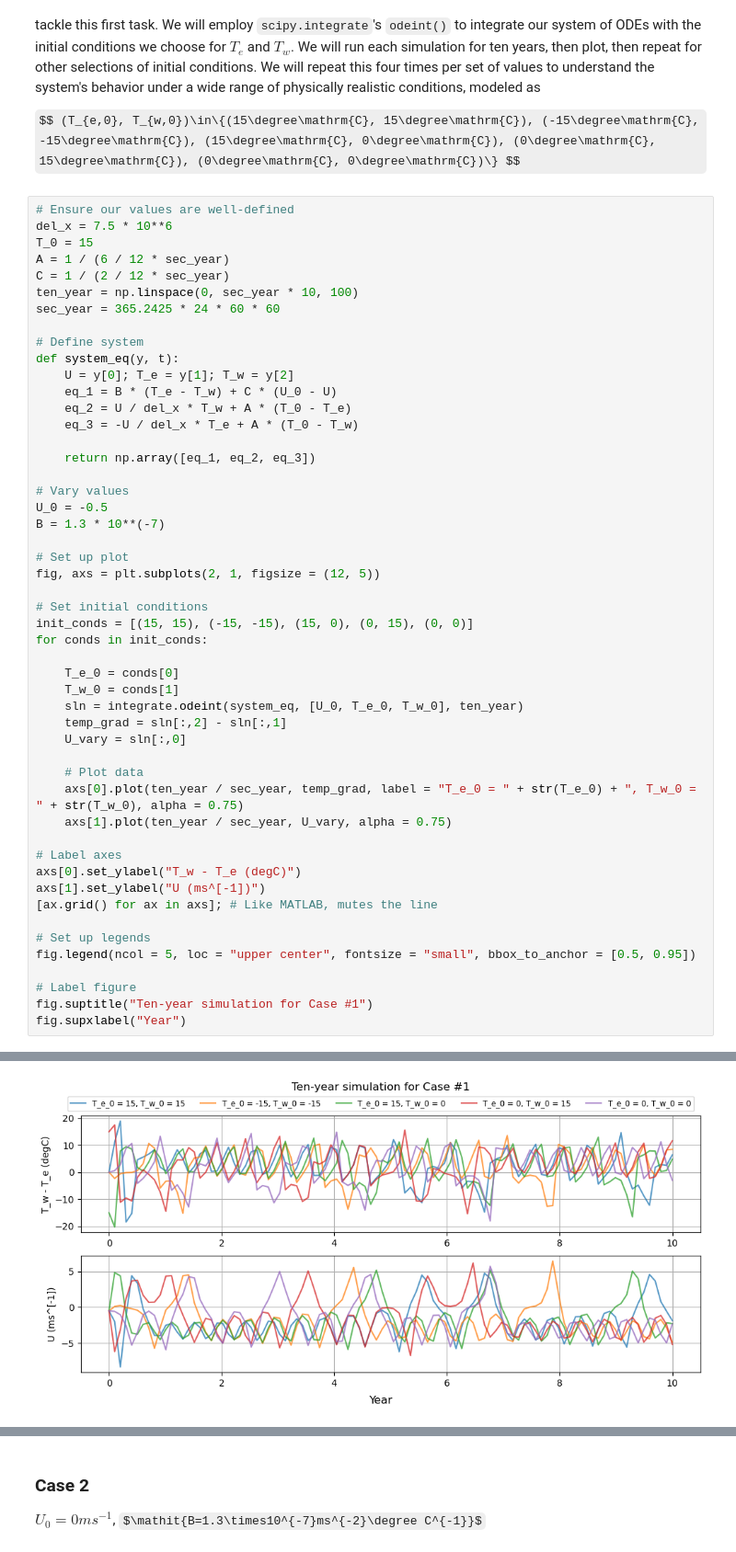
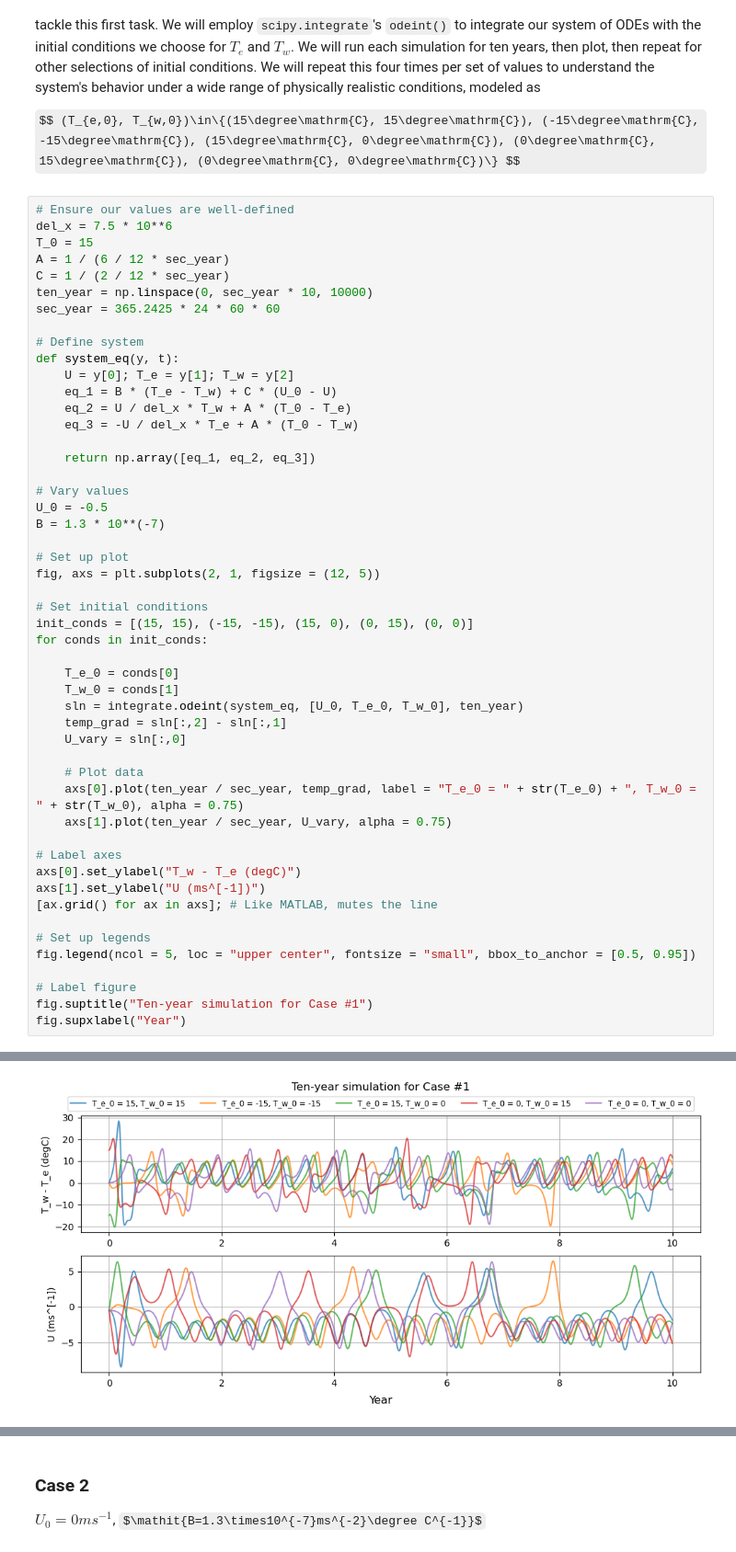
Before and after one commit to lemondoroshow/geoscienceModeling, a Jupyter notebook: ensoModel/modelingENSO.ipynb, the cells around one changed output, grey strips where cells are left out. Shown at 92% size. Cells and saved outputs as stored; diff of their text form; some formulas as TeX source.

```diff
--- a/ensoModel/modelingENSO.ipynb
+++ b/ensoModel/modelingENSO.ipynb
@@ -362,7 +362,7 @@ del_x = 7.5 * 10**6
 T_0 = 15
 A = 1 / (6 / 12 * sec_year)
 C = 1 / (2 / 12 * sec_year)
-ten_year = np.linspace(0, sec_year * 10, 100)
+ten_year = np.linspace(0, sec_year * 10, 10000)
 sec_year = 365.2425 * 24 * 60 * 60
 
 # Define system
@@ -381,32 +381,32 @@ B = 1.3 * 10**(-7)
 # Set up plot
 fig, axs = plt.subplots(2, 1, figsize = (12, 5))
 
 # Set initial conditions
 init_conds = [(15, 15), (-15, -15), (15, 0), (0, 15), (0, 0)]
 for conds in init_conds:
 
     T_e_0 = conds[0]
     T_w_0 = conds[1]
     sln = integrate.odeint(system_eq, [U_0, T_e_0, T_w_0], ten_year)
     temp_grad = sln[:,2] - sln[:,1]
     U_vary = sln[:,0]
 
     # Plot data
     axs[0].plot(ten_year / sec_year, temp_grad, label = "T_e_0 = " + str(T_e_0) + ", T_w_0 = " + str(T_w_0), alpha = 0.75)
     axs[1].plot(ten_year / sec_year, U_vary, alpha = 0.75)
 
 # Label axes
 axs[0].set_ylabel("T_w - T_e (degC)")
 axs[1].set_ylabel("U (ms^[-1])")
 [ax.grid() for ax in axs]; # Like MATLAB, mutes the line
 
 # Set up legends
 fig.legend(ncol = 5, loc = "upper center", fontsize = "small", bbox_to_anchor = [0.5, 0.95])
 
 # Label figure
 fig.suptitle("Ten-year simulation for Case #1")
 fig.supxlabel("Year")
 # %% [output]
 Text(0.5, 0.01, 'Year')
-[figure, old version]
+[figure, new version]
 # %% [markdown]
```
Also changed, not shown: parts of 11 cells of this notebook.
